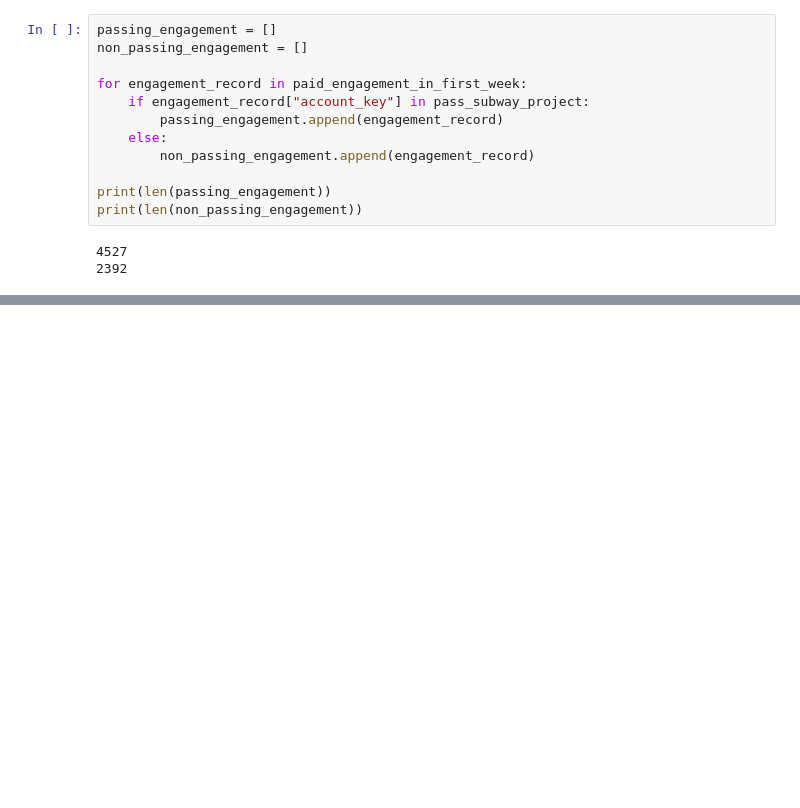
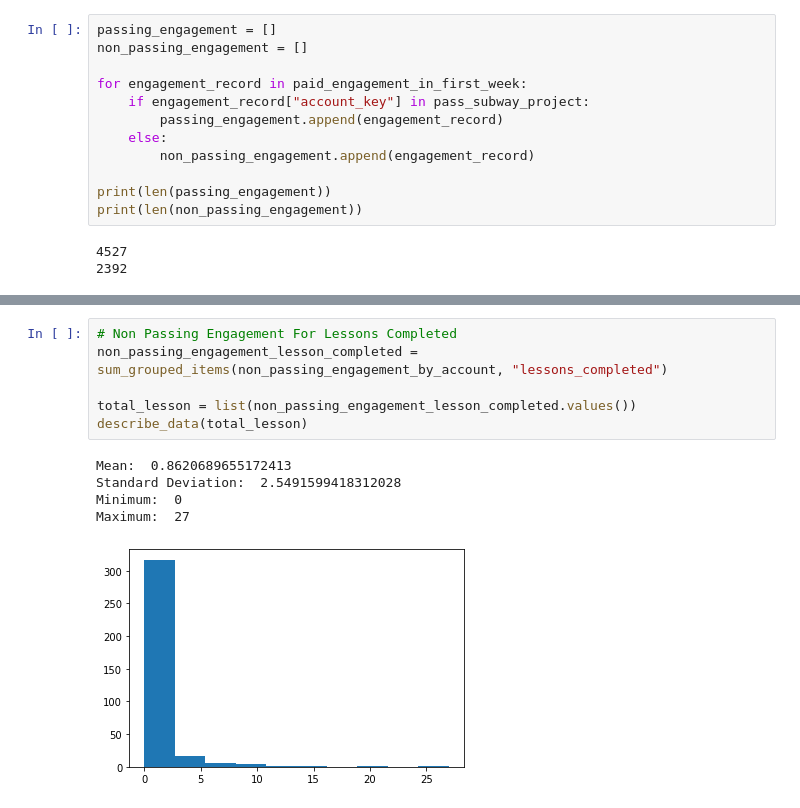
Before and after one commit to shoptsc/Data_Analysis, a Jupyter notebook: Lesson1.ipynb, the cells around one changed output, grey strips where cells are left out. Cells and saved outputs as stored; diff of their text form; blank space fills up the shorter version.

```diff
--- a/Lesson1.ipynb
+++ b/Lesson1.ipynb
@@ -477,0 +523,12 @@ print(len(non_passing_engagement))
+# %%
+# Non Passing Engagement For Lessons Completed
+non_passing_engagement_lesson_completed = sum_grouped_items(non_passing_engagement_by_account, "lessons_completed")
+
+total_lesson = list(non_passing_engagement_lesson_completed.values())
+describe_data(total_lesson)
+# %% [output]
+Mean:  0.8620689655172413
+Standard Deviation:  2.5491599418312028
+Minimum:  0
+Maximum:  27
+[figure, added]
```
Also changed, not shown: parts of 14 cells of this notebook.
